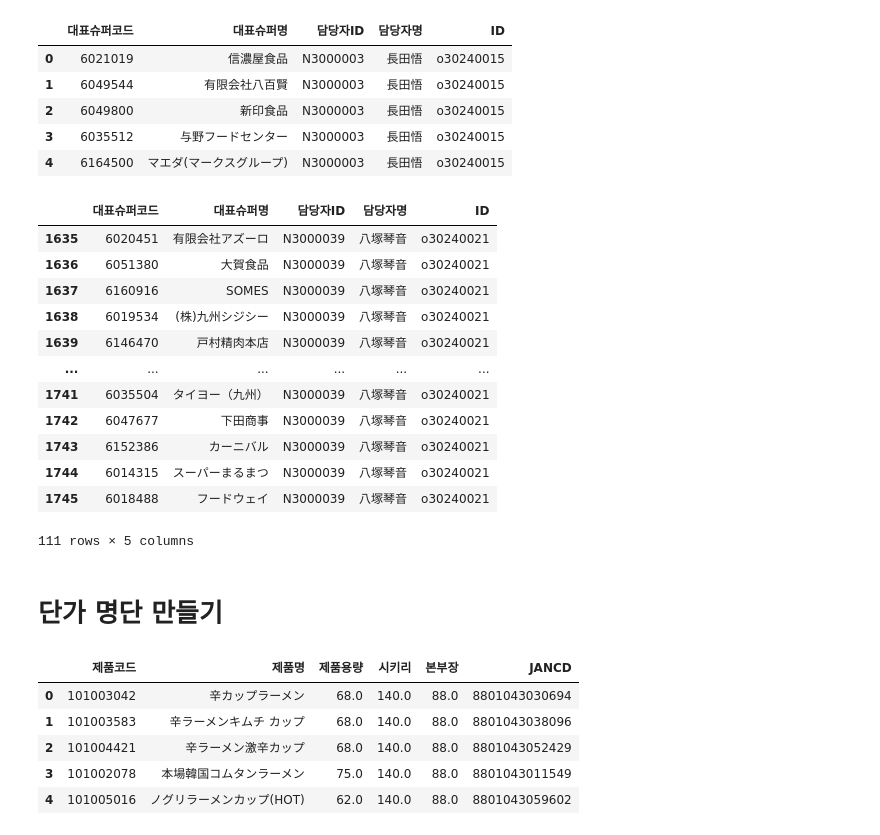
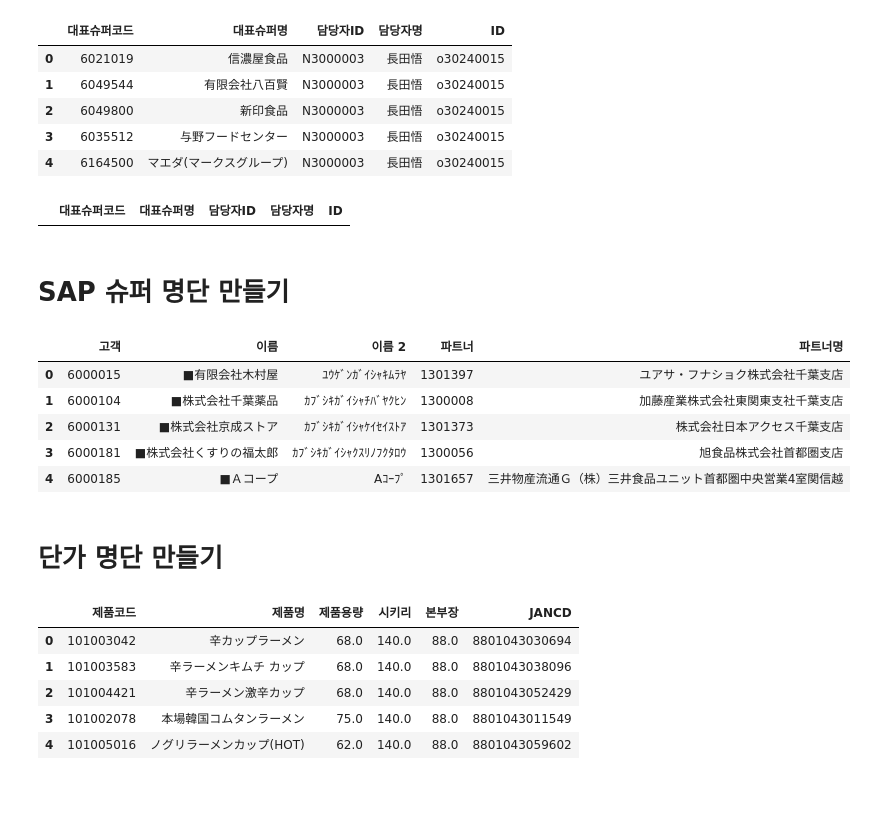
Before and after one commit to mushrhyme/easy-rebate, a Jupyter notebook: notepad.ipynb, the cells around one changed output. Saved outputs shown, nothing was run; the diff lists cells and outputs as text; code cells hidden in the pictures; blank space fills up the shorter version.

```diff
--- a/notepad.ipynb
+++ b/notepad.ipynb
@@ -228,25 +239,27 @@ super_user_map.head()
 | 3 | 6035512 | 与野フードセンター | N3000003 | 長田悟 | o30240015 |
 | 4 | 6164500 | マエダ(マークスグループ) | N3000003 | 長田悟 | o30240015 |
 # %%
-super_user_map[super_user_map["ID"]=="o30240021"]
+super_user_map[super_user_map["대표슈퍼코드"]=="6153980"]
 # %% [output]
 |  | 대표슈퍼코드 | 대표슈퍼명 | 담당자ID | 담당자명 | ID |
-| 1635 | 6020451 | 有限会社アズーロ | N3000039 | 八塚琴音 | o30240021 |
-| 1636 | 6051380 | 大賀食品 | N3000039 | 八塚琴音 | o30240021 |
-| 1637 | 6160916 | SOMES | N3000039 | 八塚琴音 | o30240021 |
-| 1638 | 6019534 | (株)九州シジシー | N3000039 | 八塚琴音 | o30240021 |
-| 1639 | 6146470 | 戸村精肉本店 | N3000039 | 八塚琴音 | o30240021 |
-| ... | ... | ... | ... | ... | ... |
-| 1741 | 6035504 | タイヨー（九州） | N3000039 | 八塚琴音 | o30240021 |
-| 1742 | 6047677 | 下田商事 | N3000039 | 八塚琴音 | o30240021 |
-| 1743 | 6152386 | カーニバル | N3000039 | 八塚琴音 | o30240021 |
-| 1744 | 6014315 | スーパーまるまつ | N3000039 | 八塚琴音 | o30240021 |
-| 1745 | 6018488 | フードウェイ | N3000039 | 八塚琴音 | o30240021 |
-111 rows × 5 columns
 # %%
 super_user_map.to_csv("database/csv/retail_user.csv", index=False)
 # %% [markdown]
-# 단가 명단 만들기
+# SAP 슈퍼 명단 만들기
+# %%
+sap_retail = pd.read_excel("/Users/nongshim/Downloads/SAP_retail.XLSX")
+sap_retail.head()
+sap_retail.columns = ["소매처코드", "소매처명","소매처명2", "대표슈퍼코드", "대표슈퍼명"]
+# sap_retail.to_csv("database/csv/sap_retail.csv", index=False)
+# %% [output]
+|  | 고객 | 이름 | 이름 2 | 파트너 | 파트너명 |
+| 0 | 6000015 | ■有限会社木村屋 | ﾕｳｹﾞﾝｶﾞｲｼｬｷﾑﾗﾔ | 1301397 | ユアサ・フナショク株式会社千葉支店 |
+| 1 | 6000104 | ■株式会社千葉薬品 | ｶﾌﾞｼｷｶﾞｲｼｬﾁﾊﾞﾔｸﾋﾝ | 1300008 | 加藤産業株式会社東関東支社千葉支店 |
+| 2 | 6000131 | ■株式会社京成ストア | ｶﾌﾞｼｷｶﾞｲｼｬｹｲｾｲｽﾄｱ | 1301373 | 株式会社日本アクセス千葉支店 |
+| 3 | 6000181 | ■株式会社くすりの福太郎 | ｶﾌﾞｼｷｶﾞｲｼｬｸｽﾘﾉﾌｸﾀﾛｳ | 1300056 | 旭食品株式会社首都圏支店 |
+| 4 | 6000185 | ■Ａコープ | Aｺｰﾌﾟ | 1301657 | 三井物産流通Ｇ（株）三井食品ユニット首都圏中央営業4室関信越 |
+# %% [markdown]
+# 단가 명단 만들기
 # %%
 unit_price = pd.read_excel("/Users/nongshim/Downloads/★단가리스트★26.02.10.xls", sheet_name="価格表2306", skiprows=2)
 unit_price = unit_price[["商品コード", "商品名", "内容量\n換算値", "問屋　　仕切", "本部長　　ｃｔ", "JANコード　      　　　    (ﾊﾗﾙ→UPC)"]]
```
Also changed, not shown: parts of 4 cells of this notebook, 26 other files.
